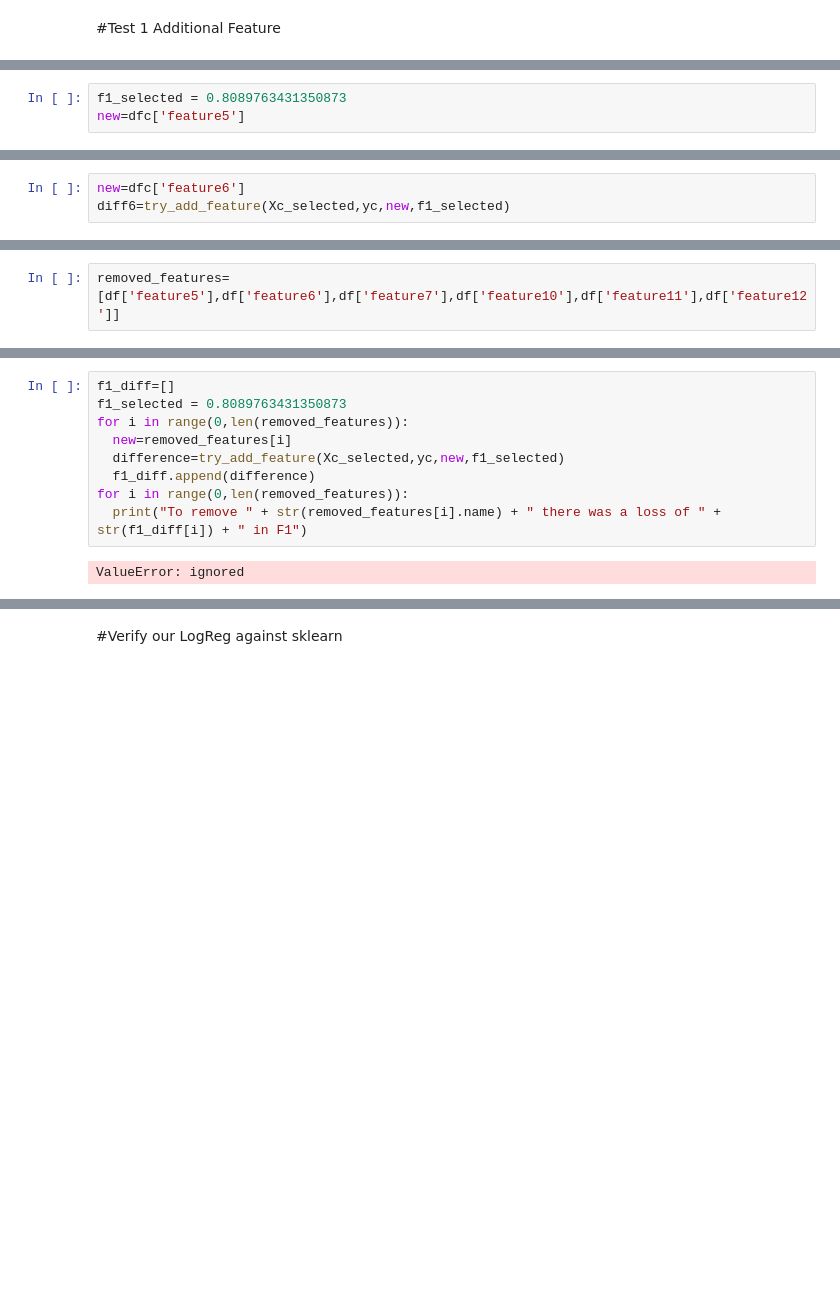
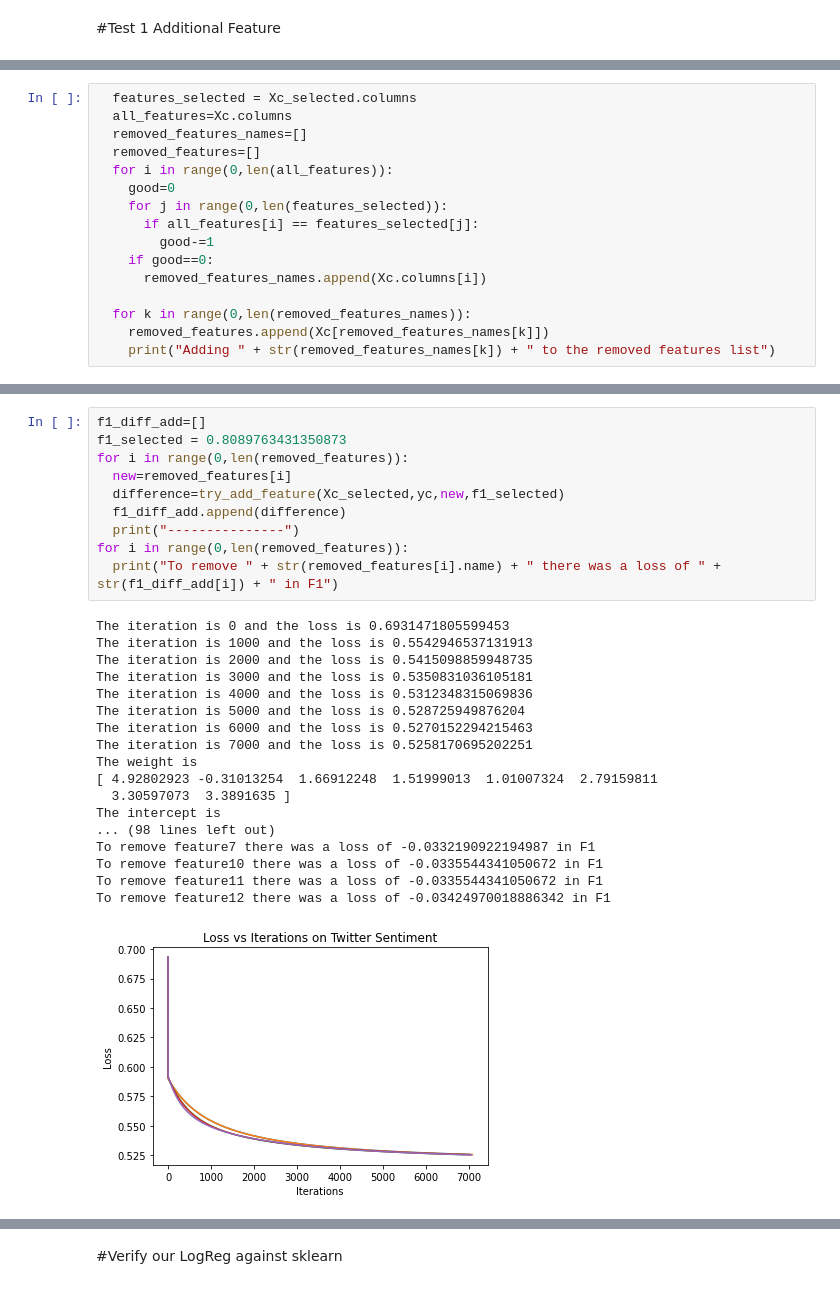
Before and after one commit to dldowning/Fall2022-5222, a Jupyter notebook: Downing_Roberts_5222_Project_2.ipynb, the cells around one changed output, grey strips where cells are left out. Saved outputs shown, nothing was run; the diff lists cells and outputs as text; blank space fills up the shorter version.

```diff
--- a/Downing_Roberts_5222_Project_2.ipynb
+++ b/Downing_Roberts_5222_Project_2.ipynb
@@ -1385,6 +691,3 @@ def try_add_feature(x,y,feat,target):
   diff=target-f1
   print("The difference in F1 score with " + str(feat.name) + " is: " + str(diff))
   return diff
-# %%
-f1_selected = 0.8089763431350873
-new=dfc['feature5']
@@ -1416,3 +693,0 @@ diff5
-# %%
-new=dfc['feature6']
-diff6=try_add_feature(Xc_selected,yc,new,f1_selected)
@@ -1438,2 +694,16 @@ The difference in F1 score with feature6 is: 0.0024996879282557227
-# %%
-removed_features=[df['feature5'],df['feature6'],df['feature7'],df['feature10'],df['feature11'],df['feature12']]
+# %%
+  features_selected = Xc_selected.columns
+  all_features=Xc.columns
+  removed_features_names=[]
+  removed_features=[]
+  for i in range(0,len(all_features)):
+    good=0
+    for j in range(0,len(features_selected)):
+      if all_features[i] == features_selected[j]:
+        good-=1
+    if good==0:
+      removed_features_names.append(Xc.columns[i])
+
+  for k in range(0,len(removed_features_names)):
+    removed_features.append(Xc[removed_features_names[k]])
+    print("Adding " + str(removed_features_names[k]) + " to the removed features list")
@@ -1440,13 +716,31 @@ removed_features=[df['feature5'],df['feature6'],df['feature7'],df['feature10'],d
 # %%
-f1_diff=[]
+f1_diff_add=[]
 f1_selected = 0.8089763431350873
 for i in range(0,len(removed_features)):
   new=removed_features[i]
   difference=try_add_feature(Xc_selected,yc,new,f1_selected)
-  f1_diff.append(difference)
+  f1_diff_add.append(difference)
+  print("---------------")
 for i in range(0,len(removed_features)):
-  print("To remove " + str(removed_features[i].name) + " there was a loss of " + str(f1_diff[i]) + " in F1")
+  print("To remove " + str(removed_features[i].name) + " there was a loss of " + str(f1_diff_add[i]) + " in F1")
 # %% [output]
-ValueError: ignored
+The iteration is 0 and the loss is 0.6931471805599453
+The iteration is 1000 and the loss is 0.5542946537131913
+The iteration is 2000 and the loss is 0.5415098859948735
+The iteration is 3000 and the loss is 0.5350831036105181
+The iteration is 4000 and the loss is 0.5312348315069836
+The iteration is 5000 and the loss is 0.528725949876204
+The iteration is 6000 and the loss is 0.5270152294215463
+The iteration is 7000 and the loss is 0.5258170695202251
+The weight is
+[ 4.92802923 -0.31013254  1.66912248  1.51999013  1.01007324  2.79159811
+  3.30597073  3.3891635 ]
+The intercept is
+... (98 lines left out)
+To remove feature7 there was a loss of -0.0332190922194987 in F1
+To remove feature10 there was a loss of -0.0335544341050672 in F1
+To remove feature11 there was a loss of -0.0335544341050672 in F1
+To remove feature12 there was a loss of -0.03424970018886342 in F1
+[figure, added]
 # %%
 for i in range(0,len(removed_features)):
```
Also changed, not shown: parts of 90 cells of this notebook.
